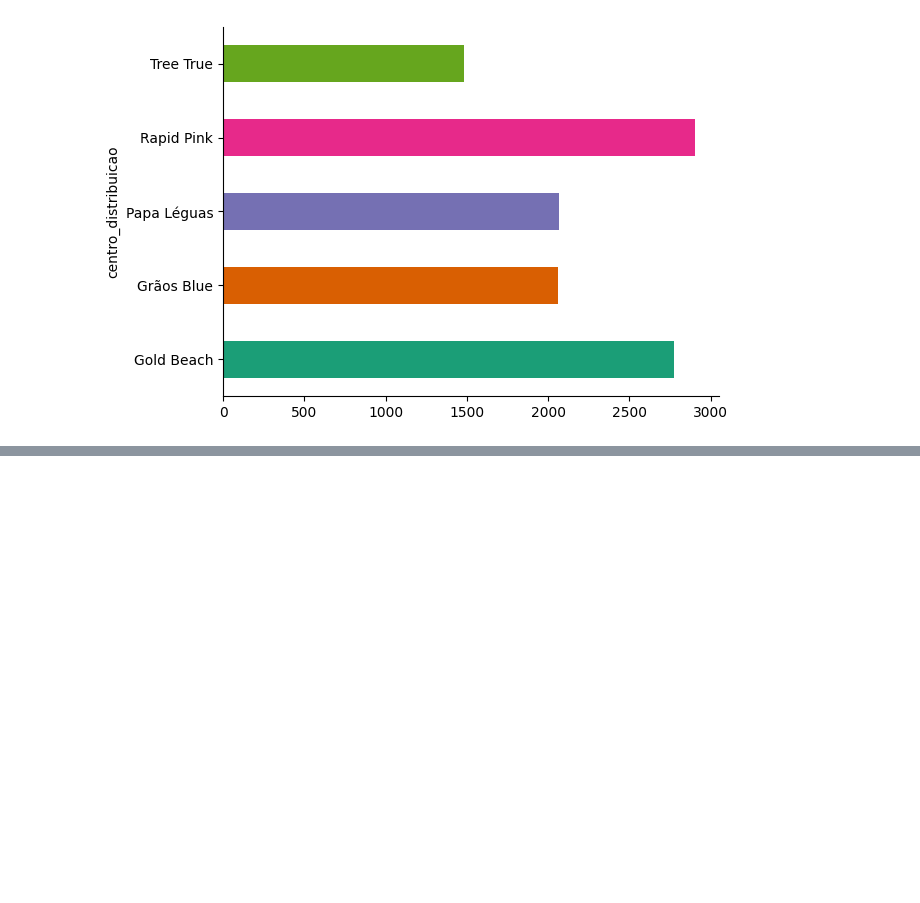
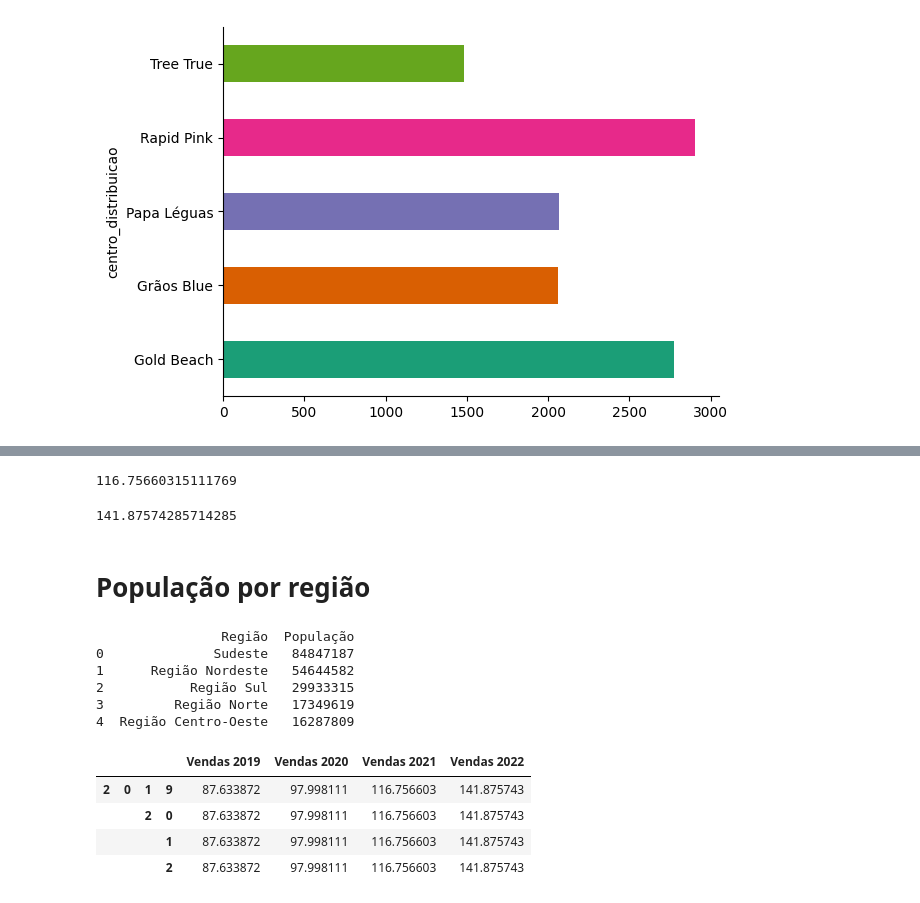
Before and after one commit to patidemitroff/PyPati, a Jupyter notebook: Grupo16_PBL_1TSCOEAD_Fase5_Parte2.ipynb, the cells around one changed output, grey strips where cells are left out. Drawn from its saved outputs; the diff is of its cells as text; code cells hidden in the pictures; blank space fills up the shorter version.

```diff
--- a/Grupo16_PBL_1TSCOEAD_Fase5_Parte2.ipynb
+++ b/Grupo16_PBL_1TSCOEAD_Fase5_Parte2.ipynb
@@ -189,0 +176,12 @@ vendas.groupby('quantidade')                .agg(desvio_medio_vendas = pd.NamedA
+# %%
+media_preco_2021 = vendas_2021['valor'].mean()
+print(media_preco_2021)
+# %% [output]
+116.75660315111769
+# %%
+media_preco_2022 = vendas_2022['valor'].mean()
+print(media_preco_2022)
+# %% [output]
+141.87574285714285
+# %% [markdown]
+# População por região
@@ -189,0 +193,24 @@ vendas.groupby('quantidade')                .agg(desvio_medio_vendas = pd.NamedA
+# %%
+df_populacao = pd.DataFrame(populacao)
+print(df_populacao)
+# %% [output]
+                Região  População
+0              Sudeste   84847187
+1      Região Nordeste   54644582
+2           Região Sul   29933315
+3         Região Norte   17349619
+4  Região Centro-Oeste   16287809
+# %%
+tab_media_preco_populacao = pd.DataFrame({
+    'Vendas 2019': media_preco_populacao_2019,
+    'Vendas 2020': media_preco_populacao_2020,
+    'Vendas 2021': media_preco_populacao_2021,
+    'Vendas 2022': media_preco_populacao_2022,
+    }, index=pd.MultiIndex.from_tuples([('2019'), ('2020'), ('2021'), ('2022')]))
+tab_media_preco_populacao
+# %% [output]
+|  |  |  |  | Vendas 2019 | Vendas 2020 | Vendas 2021 | Vendas 2022 |
+| 2 | 0 | 1 | 9 | 87.633872 | 97.998111 | 116.756603 | 141.875743 |
+|  |  | 2 | 0 | 87.633872 | 97.998111 | 116.756603 | 141.875743 |
+|  |  |  | 1 | 87.633872 | 97.998111 | 116.756603 | 141.875743 |
+|  |  |  | 2 | 87.633872 | 97.998111 | 116.756603 | 141.875743 |
```
Also changed, not shown: parts of 14 cells of this notebook.
